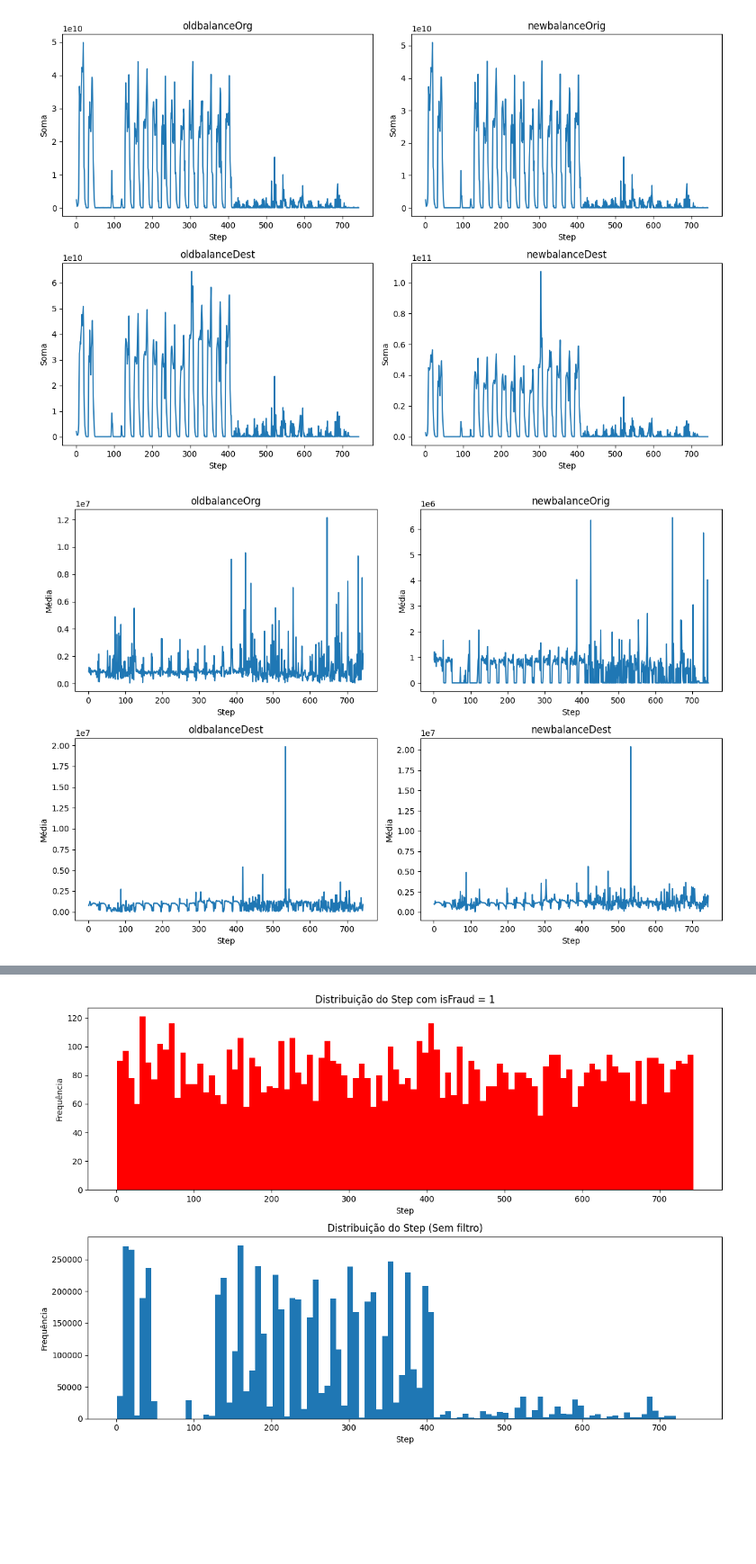
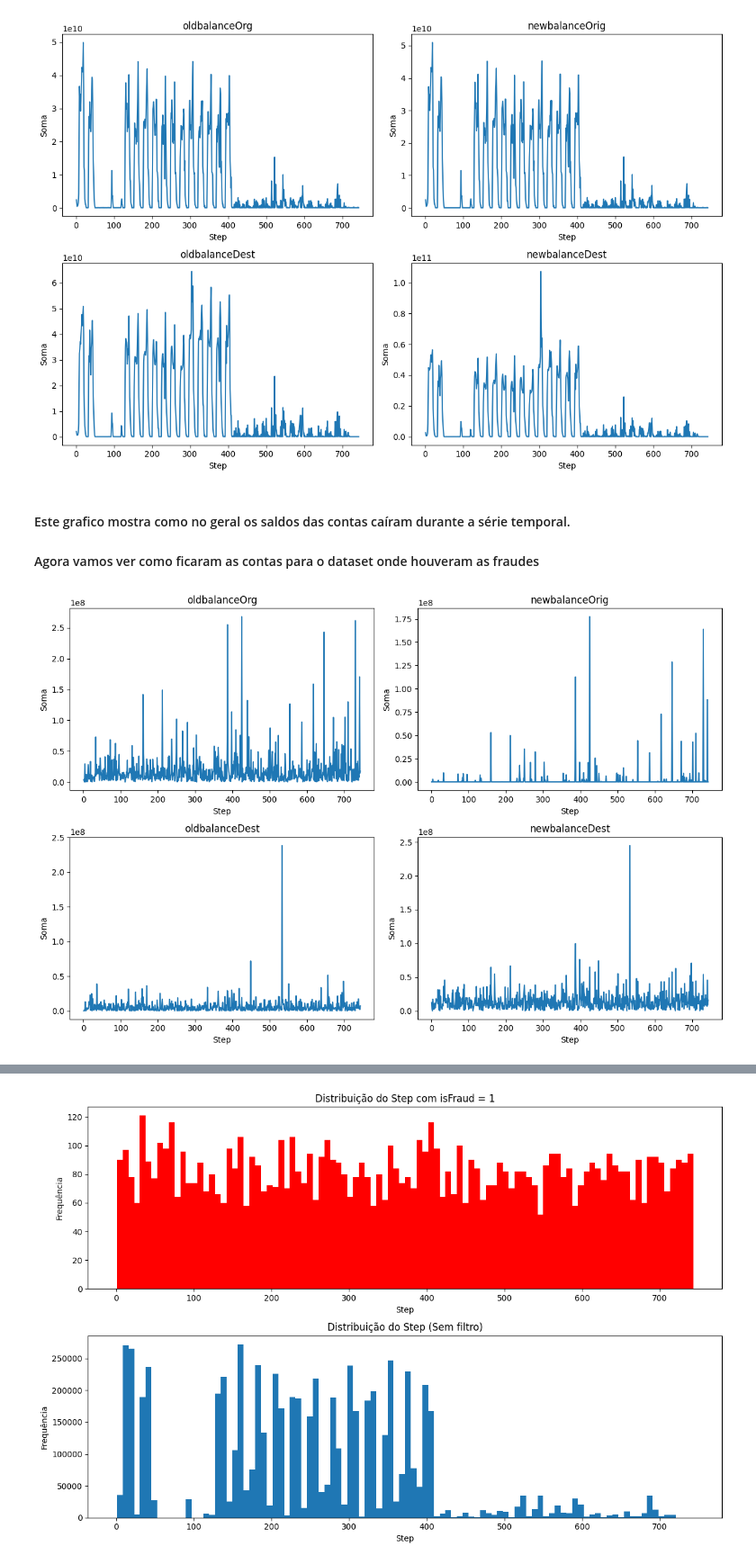
Before and after one commit to jorgelpiva/A3_IAvsBigData, a Jupyter notebook: analise_exploratoria.ipynb, the cells around one changed output, grey strips where cells are left out. Shown at 90% size. Cells and saved outputs as stored; diff of their text form; code cells hidden in the pictures; blank space fills up the shorter version.

```diff
--- a/analise_exploratoria.ipynb
+++ b/analise_exploratoria.ipynb
@@ -617,41 +615,46 @@ plt.tight_layout()
 plt.show()
 # %% [output]
 [figure]
+# %% [markdown]
+<h4>Este grafico mostra como no geral os saldos das contas caíram durante a série temporal.<h4>
+
+<h4>Agora vamos ver como ficaram as contas para o dataset onde houveram as fraudes</h4>
 # %%
-# Agrupar os dados por "step" e calcular a média das séries
-grouped_mean = dataset.groupby('step')['oldbalanceOrg', 'newbalanceOrig', 'oldbalanceDest', 'newbalanceDest'].mean()
+
+# Agrupar os dados por "step" e calcular a soma das séries agora dos fraudadas
+grouped_sum = dataset_fraude.groupby('step')['oldbalanceOrg', 'newbalanceOrig', 'oldbalanceDest', 'newbalanceDest'].sum()
 
 # Configurar o layout dos subplots
 fig, axs = plt.subplots(2, 2, figsize=(12, 8))
 
-# Plotar gráfico para a média da série "oldbalanceOrg"
-axs[0, 0].plot(grouped_mean.index, grouped_mean['oldbalanceOrg'])
+# Plotar gráfico para a série "oldbalanceOrg"
+axs[0, 0].plot(grouped_sum.index, grouped_sum['oldbalanceOrg'])
 axs[0, 0].set_xlabel('Step')
-axs[0, 0].set_ylabel('Média')
+axs[0, 0].set_ylabel('Soma')
 axs[0, 0].set_title('oldbalanceOrg')
 
-# Plotar gráfico para a média da série "newbalanceOrig"
-axs[0, 1].plot(grouped_mean.index, grouped_mean['newbalanceOrig'])
+# Plotar gráfico para a série "newbalanceOrig"
+axs[0, 1].plot(grouped_sum.index, grouped_sum['newbalanceOrig'])
 axs[0, 1].set_xlabel('Step')
-axs[0, 1].set_ylabel('Média')
+axs[0, 1].set_ylabel('Soma')
 axs[0, 1].set_title('newbalanceOrig')
 
-# Plotar gráfico para a média da série "oldbalanceDest"
-axs[1, 0].plot(grouped_mean.index, grouped_mean['oldbalanceDest'])
+# Plotar gráfico para a série "oldbalanceDest"
+axs[1, 0].plot(grouped_sum.index, grouped_sum['oldbalanceDest'])
 axs[1, 0].set_xlabel('Step')
-axs[1, 0].set_ylabel('Média')
+axs[1, 0].set_ylabel('Soma')
 axs[1, 0].set_title('oldbalanceDest')
 
-# Plotar gráfico para a média da série "newbalanceDest"
-axs[1, 1].plot(grouped_mean.index, grouped_mean['newbalanceDest'])
+# Plotar gráfico para a série "newbalanceDest"
+axs[1, 1].plot(grouped_sum.index, grouped_sum['newbalanceDest'])
 axs[1, 1].set_xlabel('Step')
-axs[1, 1].set_ylabel('Média')
+axs[1, 1].set_ylabel('Soma')
 axs[1, 1].set_title('newbalanceDest')
 
 # Ajustar os espaçamentos entre os subplots
 plt.tight_layout()
 
 # Exibir o gráfico
 plt.show()
 # %% [output]
-[figure, old version]
+[figure, new version]
```
Also changed, not shown: parts of 81 cells of this notebook, 3 other files.
